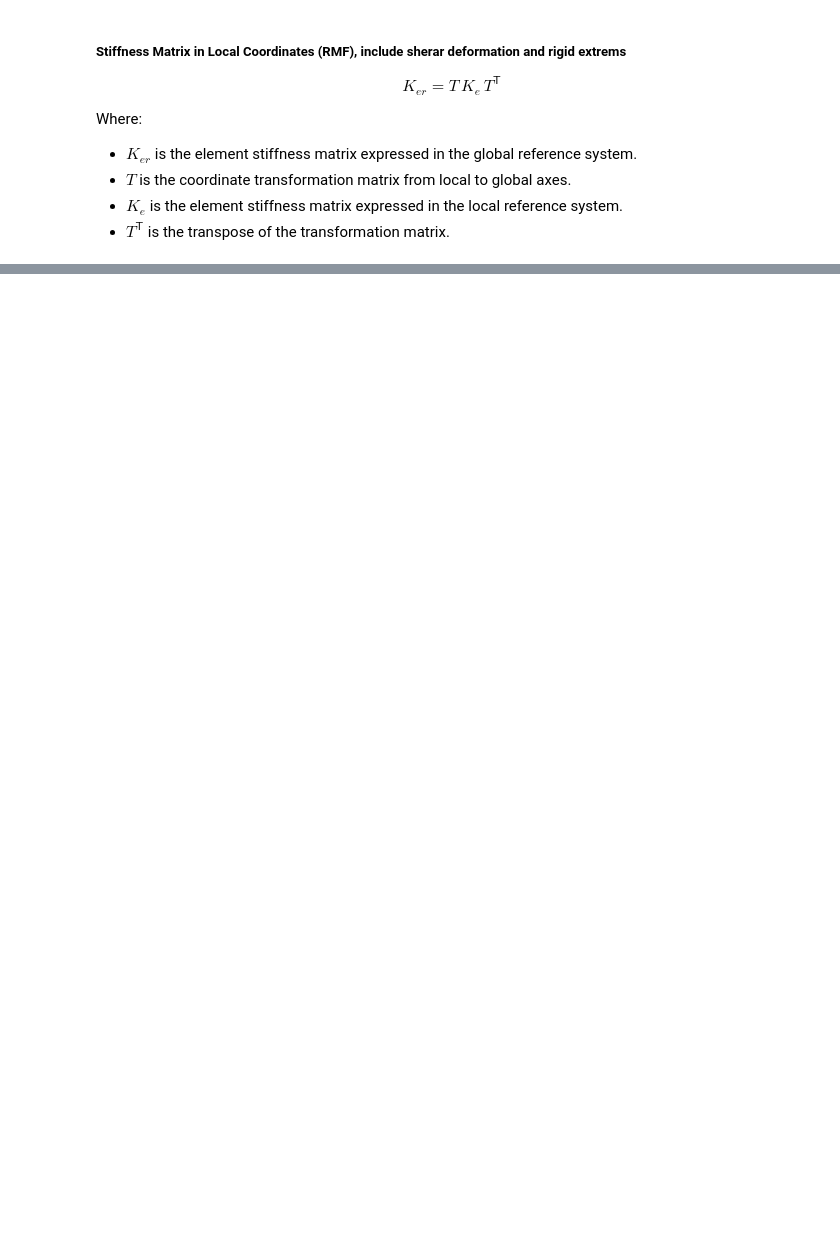
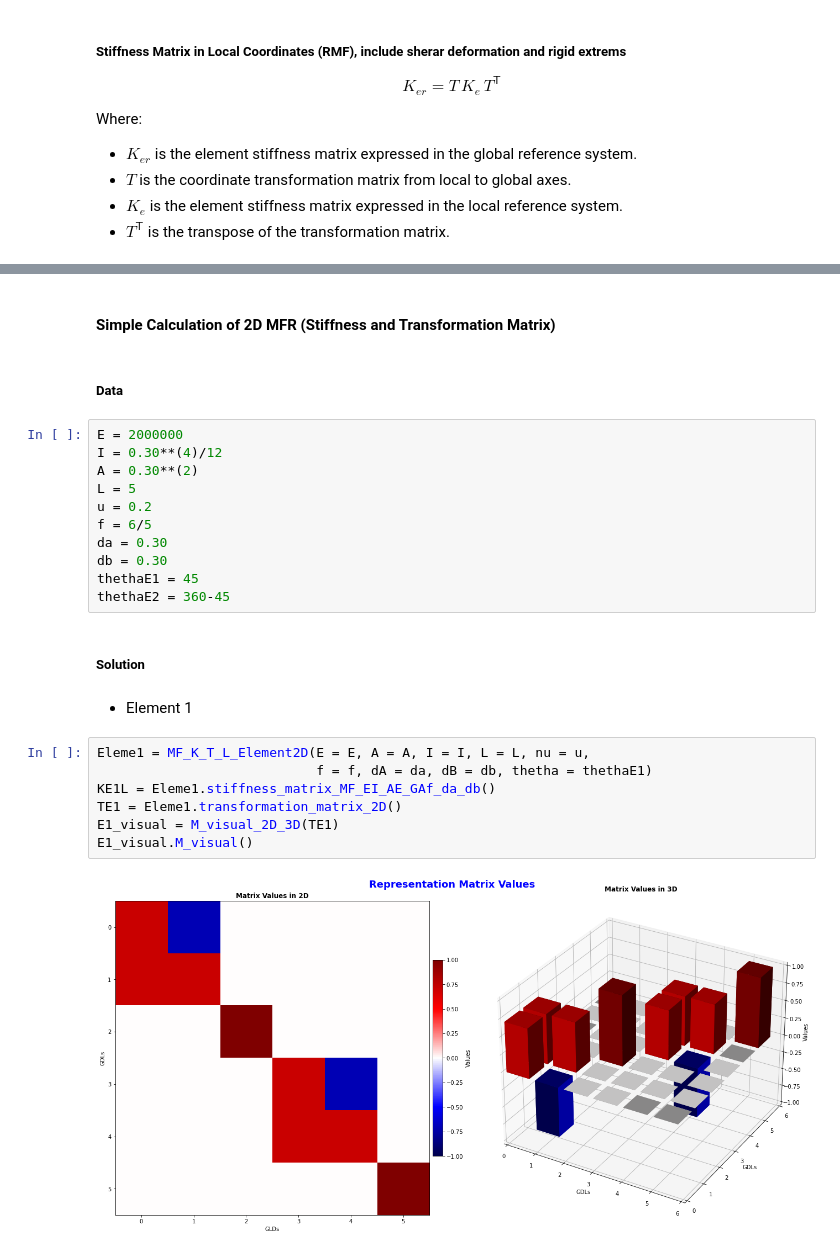
Before and after one commit to Normando1945/Repo_Maxtrix_Analisys, a Jupyter notebook: examples/Basic_Coding.ipynb, the cells around one changed output, grey strips where cells are left out. Saved outputs shown, nothing was run; the diff lists cells and outputs as text; blank space fills up the shorter version.

```diff
--- a/examples/Basic_Coding.ipynb
+++ b/examples/Basic_Coding.ipynb
@@ -534,0 +535,28 @@ plot3dF = D3matrixF.M_visual()
+# %% [markdown]
+#### **Simple Calculation of 2D MFR (Stiffness and Transformation Matrix)**
+# %% [markdown]
+##### Data
+# %%
+E = 2000000
+I = 0.30**(4)/12
+A = 0.30**(2)
+L = 5
+u = 0.2
+f = 6/5
+da = 0.30
+db = 0.30
+thethaE1 = 45
+thethaE2 = 360-45
+# %% [markdown]
+##### Solution
+# %% [markdown]
+* Element 1
+# %%
+Eleme1 = MF_K_T_L_Element2D(E = E, A = A, I = I, L = L, nu = u,
+                            f = f, dA = da, dB = db, thetha = thethaE1)
+KE1L = Eleme1.stiffness_matrix_MF_EI_AE_GAf_da_db()
+TE1 = Eleme1.transformation_matrix_2D()
+E1_visual = M_visual_2D_3D(TE1)
+E1_visual.M_visual()
+# %% [output]
+[figure, added]
```
Also changed, not shown: parts of 15 cells of this notebook, 1 other file.
